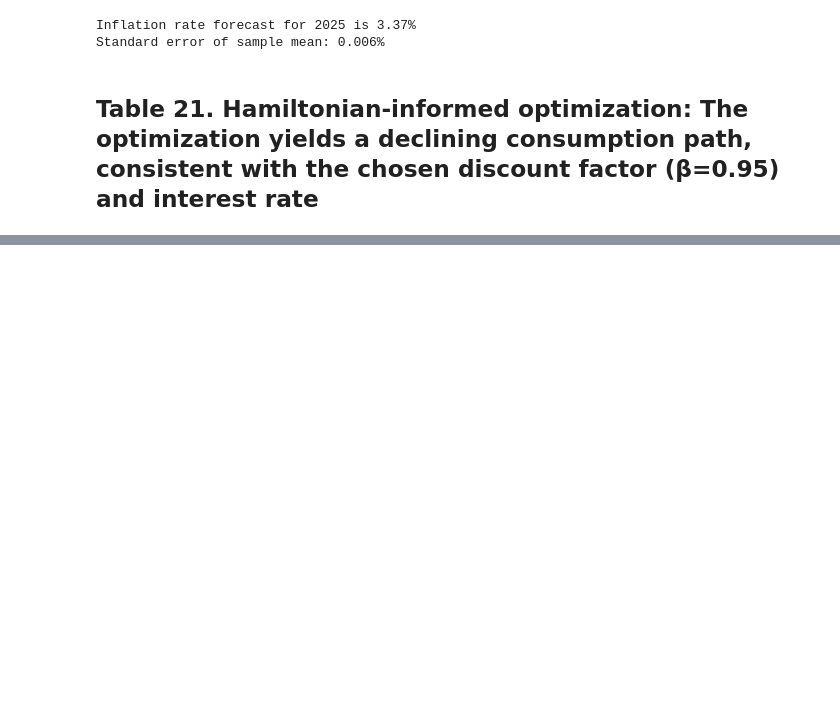
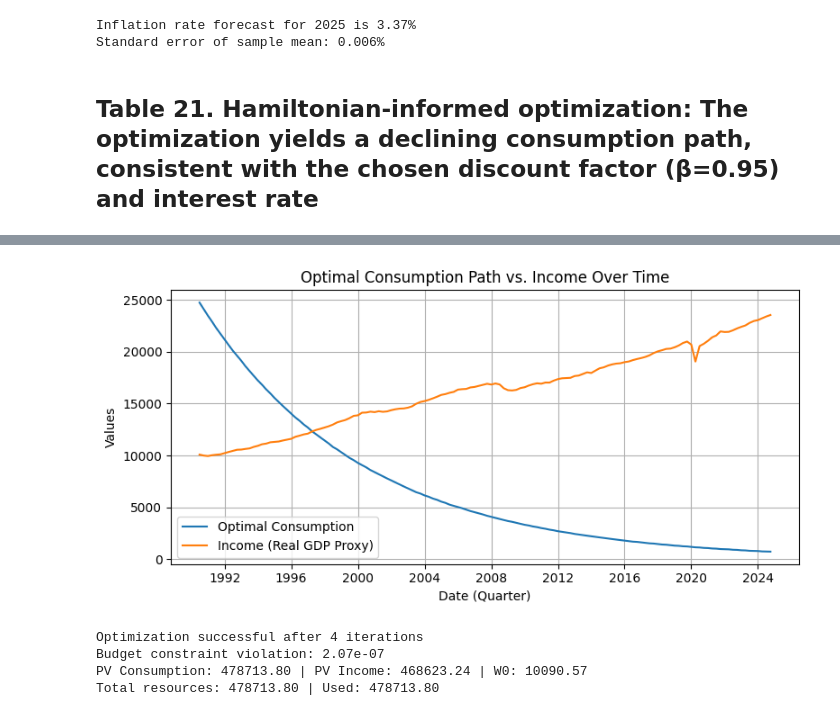
Before and after one commit to saritmaitra/Non-linear-dynamics, a Jupyter notebook: Chapter1_fundamentals_of_nonlinear_dynamics.ipynb, the cells around one changed output, grey strips where cells are left out. Cells and saved outputs as stored; diff of their text form; code cells hidden in the pictures; blank space fills up the shorter version.

```diff
--- a/Chapter1_fundamentals_of_nonlinear_dynamics.ipynb
+++ b/Chapter1_fundamentals_of_nonlinear_dynamics.ipynb
@@ -914,0 +843,72 @@ Budget Constraint Met (difference): 0.000000
+# %%
+def hamiltonian_consumption(W0, income_stream, r, beta, T):
+    """Hamiltonian optimal consumption path"""
+    discount_factors = (1 + r) ** np.arange(T)
+    pv_income = np.sum(income_stream[:T] / discount_factors)  # Ensure same length
+    total_resources = W0 + pv_income
+
+    growth_factors = (beta * (1 + r)) ** np.arange(T)
+    C = (growth_factors / np.sum(growth_factors)) * total_resources
+    return C
+
+def total_utility(consumption, beta, T):
+    """Log utility with time discounting"""
+    if np.any(consumption <= 0):
+        return np.inf
+    return -np.sum(np.fromiter(((beta**t) * np.log(c) for t, c in enumerate(consumption[:T])), dtype=float))
+
+def budget_constraint(consumption, income_stream, r, W0, T):
+    """Present value budget constraint"""
+    discount_factors = (1 + r) ** np.arange(T)
+    return np.sum(consumption[:T] / discount_factors) - W0 - np.sum(income_stream[:T] / discount_factors)
+
+W0 = df['RealGDP'].iloc[0]
+r = df['InterestRate'].mean() / 100
+T = len(df)
+income_stream = df['RealGDP'].values
+beta = 0.95
+
+initial_guess = hamiltonian_consumption(W0, income_stream, r, beta, T)
+
+# Optimization
+result = minimize(
+    total_utility,
+    initial_guess,
+    args=(beta, T),
+    method='SLSQP',
+    bounds=[(1e-8, None)] * T,
+    constraints={'type': 'eq', 'fun': budget_constraint, 'args': (income_stream, r, W0, T)},
+    options={'maxiter': 1000})
+
+if result.success:
+    optimal_consumption_path = result.x
+
+    plt.figure(figsize=(8, 4))
+    plt.plot(df.index, optimal_consumption_path, label='Optimal Consumption')
+    plt.plot(df.index, income_stream, label='Income (Real GDP Proxy)')
+
+    plt.xlabel('Date (Quarter)')
+    plt.ylabel('Values')
+    plt.title('Optimal Consumption Path vs. Income Over Time')
+    plt.legend()
+    plt.grid()
+    plt.tight_layout()
+    plt.show()
+
+    # Validation
+    pv_cons = np.sum(optimal_consumption_path / ((1 + r) ** np.arange(T)))
+    pv_income = np.sum(income_stream / ((1 + r) ** np.arange(T)))
+
+    print(f"Optimization successful after {result.nit} iterations")
+    print(f"Budget constraint violation: {budget_constraint(optimal_consumption_path, income_stream, r, W0, T):.2e}")
+    print(f"PV Consumption: {pv_cons:.2f} | PV Income: {pv_income:.2f} | W0: {W0:.2f}")
+    print(f"Total resources: {W0 + pv_income:.2f} | Used: {pv_cons:.2f}")
+else:
+    print("Optimization failed:", result.message)
+    print("Try: 1) Increasing maxiter, 2) Relaxing bounds, 3) Different initial guess")
+# %% [output]
+[figure, added]
+Optimization successful after 4 iterations
+Budget constraint violation: 2.07e-07
+PV Consumption: 478713.80 | PV Income: 468623.24 | W0: 10090.57
+Total resources: 478713.80 | Used: 478713.80
```
Also changed, not shown: parts of 9 cells of this notebook.
